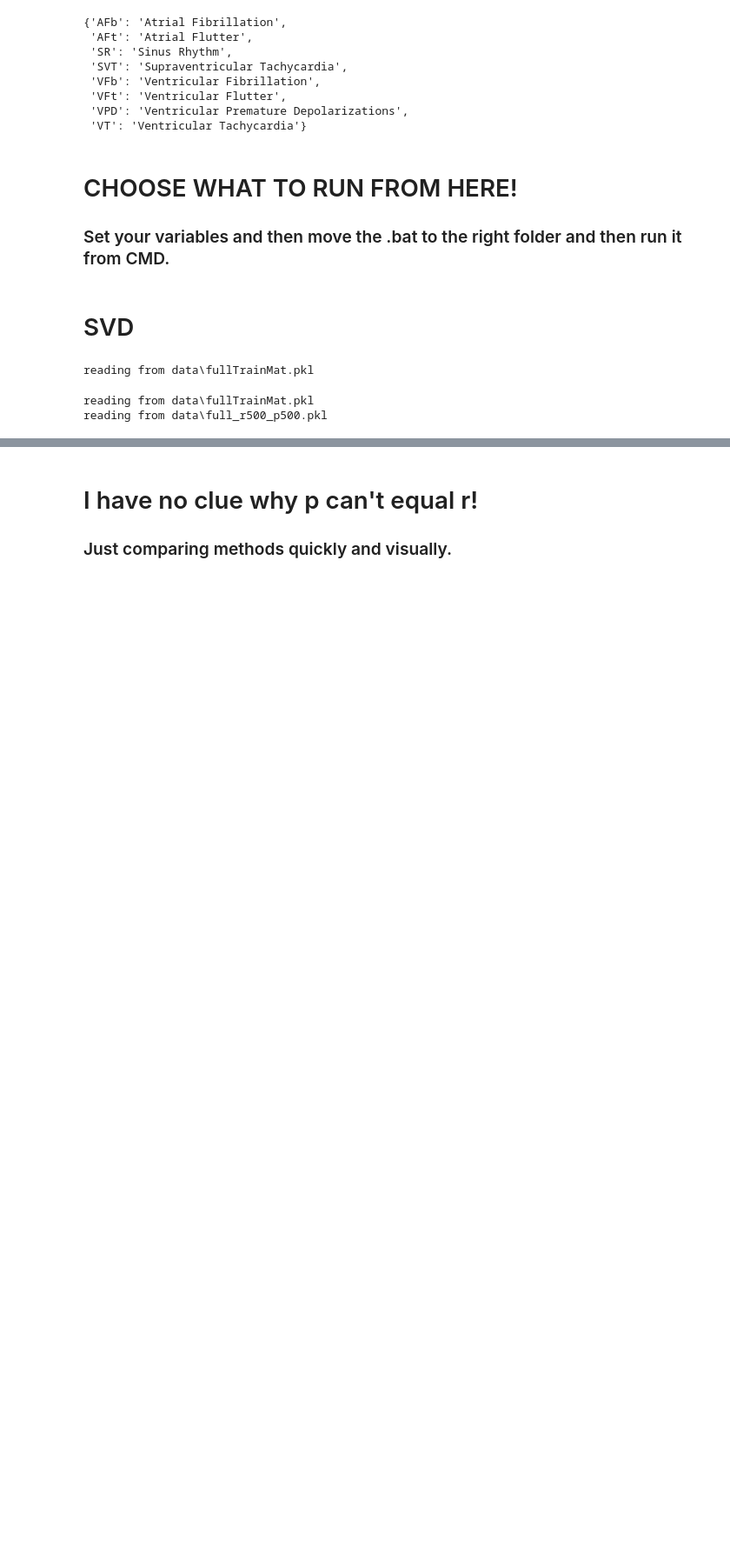
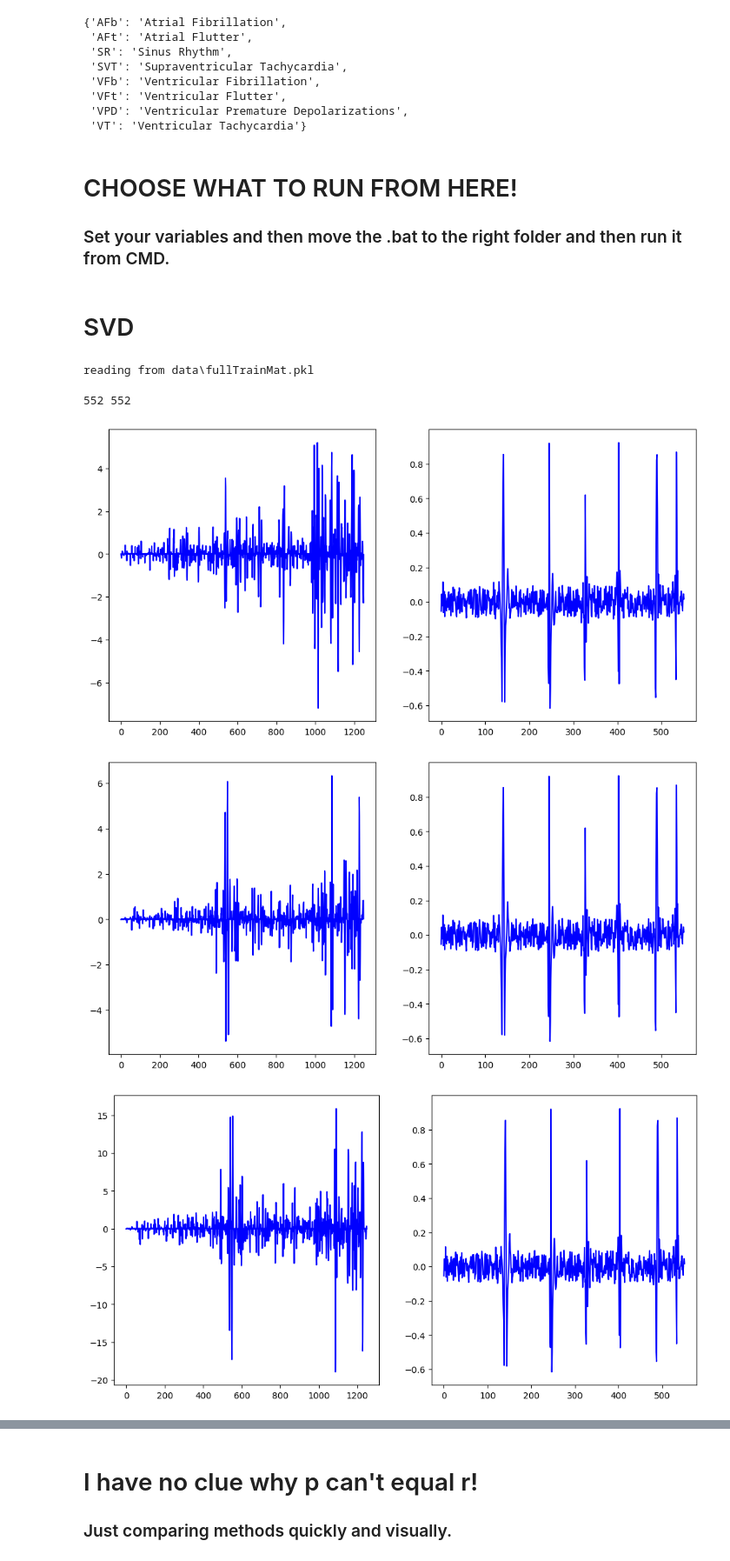
Before and after one commit to TheAgaveFairy/Summer24, a Jupyter notebook: playground/testrunner.ipynb, the cells around one changed output, grey strips where cells are left out. Shown at 87% size. Drawn from its saved outputs; the diff is of its cells as text; code cells hidden in the pictures; blank space fills up the shorter version.

```diff
--- a/playground/testrunner.ipynb
+++ b/playground/testrunner.ipynb
@@ -207,12 +205,22 @@ def prepareData(problemSetup): #for SVD
     #problemSetup = readObj(os.path.join(problemSetupsDir, 'full.pkl'))
     print(problemSetup.r, problemSetup.p) # make sure it's working
 
-    for fi in tqdm(directory_files): #special iterator that makes a progress bar
+    for fi in tqdm(directory_files[:]): #special iterator that makes a progress bar
         temp = np.loadtxt(os.path.join(dir_path,fi))
         mse, recon = measureAndReconstruct(problemSetup, temp)
-        trunc = problemSetup.C @ temp
 
-        # fig, (ax0, ax1) = plt.subplots(1,2, figsize=(12,6))
+        #FOR THE TRUNCATED REPRESENTATION ###############################
+        #trunc = problemSetup.C @ temp # not going to do this anymore, we want to preserve the natural ordering / time information
+
+        #with zeroes for where we didn't want info so the signal "looks" like the original
+        #trunc = indices_to_zero = np.setdiff1d(np.arange(trunc.size), pivots)
+        #np.put(trunc, indices_to_zero, 0)
+
+        trunc = signal[sorted(problemSetup.pivots)]
+        #FOR THE TRUNCATED REPRESENTATION ###############################
+
+
+        # fig, (ax0, ax1) = plt.subplots(1,2, figsize=(12,4))
         # style = getStyle(fi)
         # ax0.plot(recon, style)
         # ax1.plot(trunc, style)
@@ -321,12 +322,14 @@ def measureAndReconstruct(problemSetup, signal):
 # %% [output]
 reading from data\fullTrainMat.pkl
 # %%
-r = 500
-p = r#+1
+r = 552
+p = r
 fullTrainSignalMatrix = getFullTrainSignalMatrix()
 problemSetup = processData(fullTrainSignalMatrix, "full", r, p)
-#r0,p0 = prepareData(problemSetup)
+r0,p0 = prepareData(problemSetup)
 #print(r,r0, p,p0) # sanity check
 # %% [output]
-reading from data\fullTrainMat.pkl
-reading from data\full_r500_p500.pkl
+552 552
+[figure, added]
+[figure, added]
+[figure, added]
```
Also changed, not shown: parts of 12 cells of this notebook, 7 other files.
